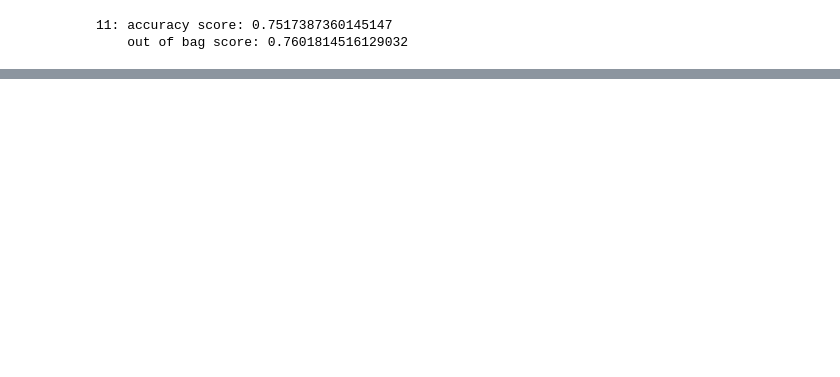
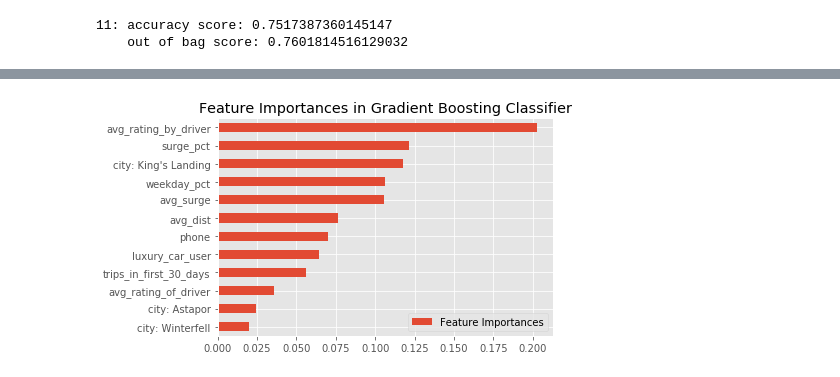
Before and after one commit to b-weintraub/ride-share-churn, a Jupyter notebook: analysis/random_forest.ipynb, the cells around one changed output, grey strips where cells are left out. Cells and saved outputs as stored; diff of their text form; code cells hidden in the pictures; blank space fills up the shorter version.

```diff
--- a/analysis/random_forest.ipynb
+++ b/analysis/random_forest.ipynb
@@ -275,8 +310,11 @@ plt.savefig('../img/rf_roc.png', bbox_inches='tight')
+# %%
+# Feature Importances
+importances = pd.DataFrame({'Feature Importances': model.feature_importances_},
+                       index=X_train.columns)
 # %%
-# Feature Importances
-importances = pd.DataFrame({'Feature Importances': model.feature_importances_},
-                       index=df_copy.columns)
 importances = importances.sort_values(by='Feature Importances')
 importances.plot(kind='barh')
 plt.title("Feature Importances in Gradient Boosting Classifier")
-plt.savefig("../img/fe.png", bbox_inches='tight', dpi=350)
+plt.savefig("../img/rf_feature_importance.png", bbox_inches='tight', dpi=350)
+# %% [output]
+[figure, added]
```
Also changed, not shown: parts of 10 cells of this notebook, 2 other files.
